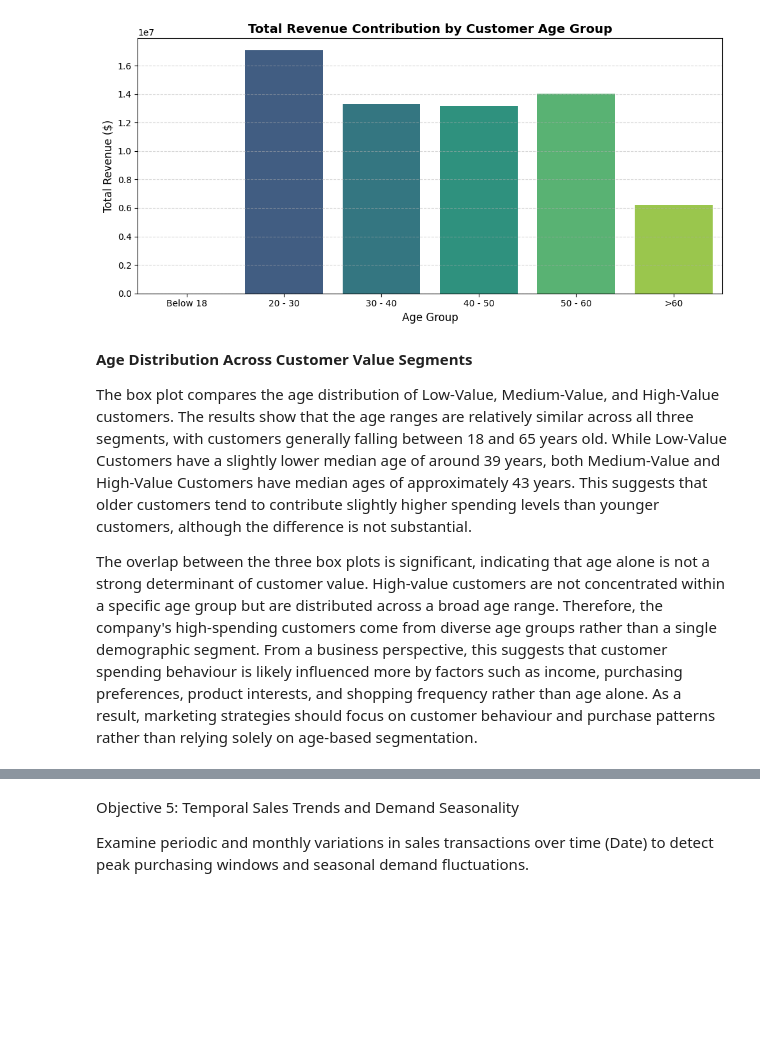
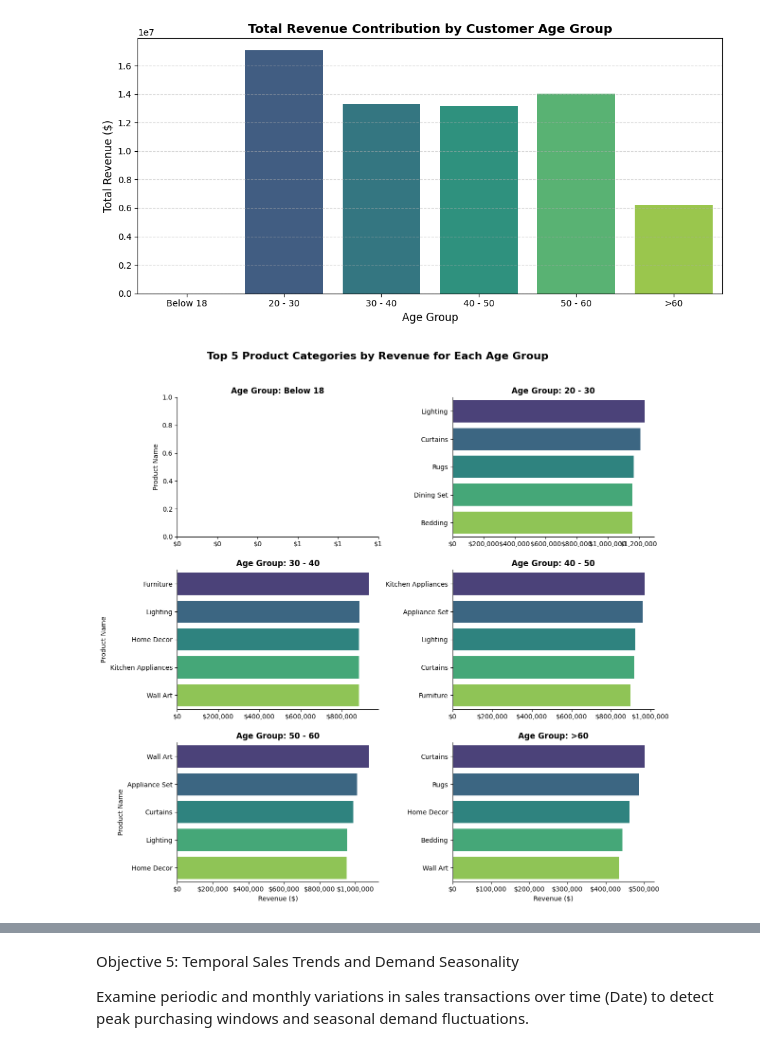
Before and after one commit to VY-MS123/NTUC_Capstone_MarketAnalysis, a Jupyter notebook: Capstone_Market.ipynb, the cells around one changed output, grey strips where cells are left out. Saved outputs shown, nothing was run; the diff lists cells and outputs as text; code cells hidden in the pictures; blank space fills up the shorter version.

```diff
--- a/Capstone_Market.ipynb
+++ b/Capstone_Market.ipynb
@@ -881,9 +881,67 @@ plt.show()
 | 4 | 50 - 60 | $14,042,954.71 | 216 | $65,013.68 |
 | 5 | >60 | $6,205,765.33 | 96 | $64,643.39 |
 [figure]
-# %% [markdown]
-**Age Distribution Across Customer Value Segments**
-
-The box plot compares the age distribution of Low-Value, Medium-Value, and High-Value customers. The results show that the age ranges are relatively similar across all three segments, with customers generally falling between 18 and 65 years old. While Low-Value Customers have a slightly lower median age of around 39 years, both Medium-Value and High-Value Customers have median ages of approximately 43 years. This suggests that older customers tend to contribute slightly higher spending levels than younger customers, although the difference is not substantial.
-
-The overlap between the three box plots is significant, indicating that age alone is not a strong determinant of customer value. High-value customers are not concentrated within a specific age group but are distributed across a broad age range. Therefore, the company's high-spending customers come from diverse age groups rather than a single demographic segment. From a business perspective, this suggests that customer spending behaviour is likely influenced more by factors such as income, purchasing preferences, product interests, and shopping frequency rather than age alone. As a result, marketing strategies should focus on customer behaviour and purchase patterns rather than relying solely on age-based segmentation.
+# %%
+import pandas as pd
+import numpy as np
+import matplotlib.pyplot as plt
+import seaborn as sns
+import matplotlib.ticker as mticker
+
+# Ensure datasets are loaded and merged
+cust_url = 'https://raw.githubusercontent.com/VY-MS123/NTUC_Capstone_MarketAnalysis/refs/heads/main/customer.csv'
+purch_url = 'https://raw.githubusercontent.com/VY-MS123/NTUC_Capstone_MarketAnalysis/refs/heads/main/purchase.csv'
+
+cust_df = pd.read_csv(cust_url)
+purch_df = pd.read_csv(purch_url)
+merged_sales_df = pd.merge(purch_df, cust_df, on='customer_id')
+
+# Define the custom age bins and labels
+bins = [-np.inf, 17, 30, 40, 50, 60, np.inf]
+labels = ['Below 18', '20 - 30', '30 - 40', '40 - 50', '50 - 60', '>60']
+merged_sales_df['Age_Group'] = pd.cut(merged_sales_df['age'], bins=bins, labels=labels)
+merged_sales_df['Sales'] = merged_sales_df['price']
+
+# Group and find top 5 products per age group
+product_by_age = merged_sales_df.groupby(['Age_Group', 'product_name'], observed=False)['Sales'].sum().reset_index()
+top_5_by_age = product_by_age.groupby('Age_Group', observed=False).apply(
+    lambda x: x.nlargest(5, 'Sales'), include_groups=False
+).reset_index()
+
+# Filter out groups with zero sales (like Below 18)
+top_5_by_age_filtered = top_5_by_age[top_5_by_age['Sales'] > 0]
+
+# Plot the data using a faceted grid for clarity
+g = sns.FacetGrid(
+    top_5_by_age_filtered,
+    col="Age_Group",
+    col_wrap=2,
+    height=4,
+    aspect=1.5,
+    sharey=False,
+    sharex=False
+)
+
+g.map_dataframe(
+    sns.barplot,
+    x="Sales",
+    y="product_name",
+    hue="product_name",
+    palette="viridis",
+    legend=False
+)
+
+g.set_titles("Age Group: {col_name}", size=12, weight='bold')
+g.set_axis_labels("Revenue ($)", "Product Name")
+
+# Clean implementation of formatting ticks using FixedLocator to avoid UserWarnings
+for ax in g.axes.flat:
+    ticks = ax.get_xticks()
+    ax.xaxis.set_major_locator(mticker.FixedLocator(ticks))
+    ax.set_xticklabels([f'${x:,.0f}' for x in ticks])
+
+plt.subplots_adjust(top=0.9)
+g.fig.suptitle("Top 5 Product Categories by Revenue for Each Age Group", size=16, weight='bold')
+plt.show()
+# %% [output]
+[figure, added]
```
Also changed, not shown: parts of 8 cells of this notebook.
